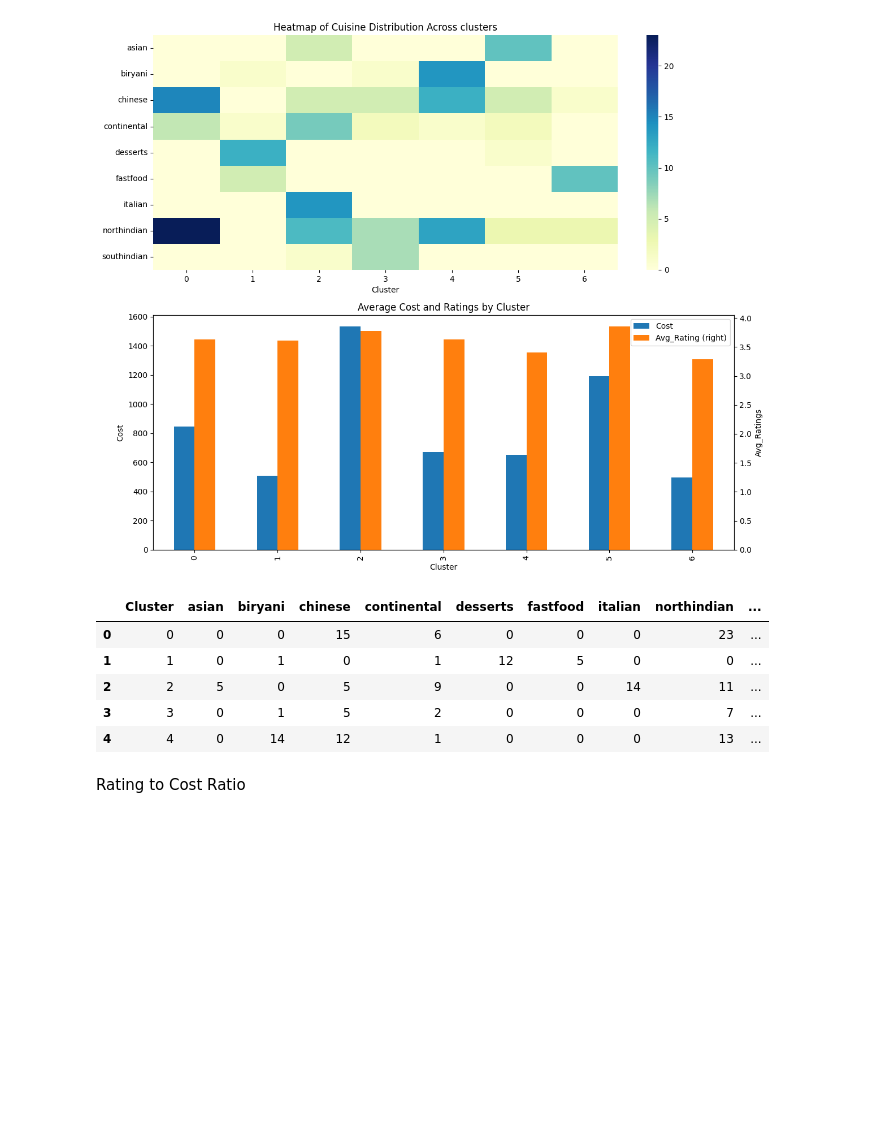
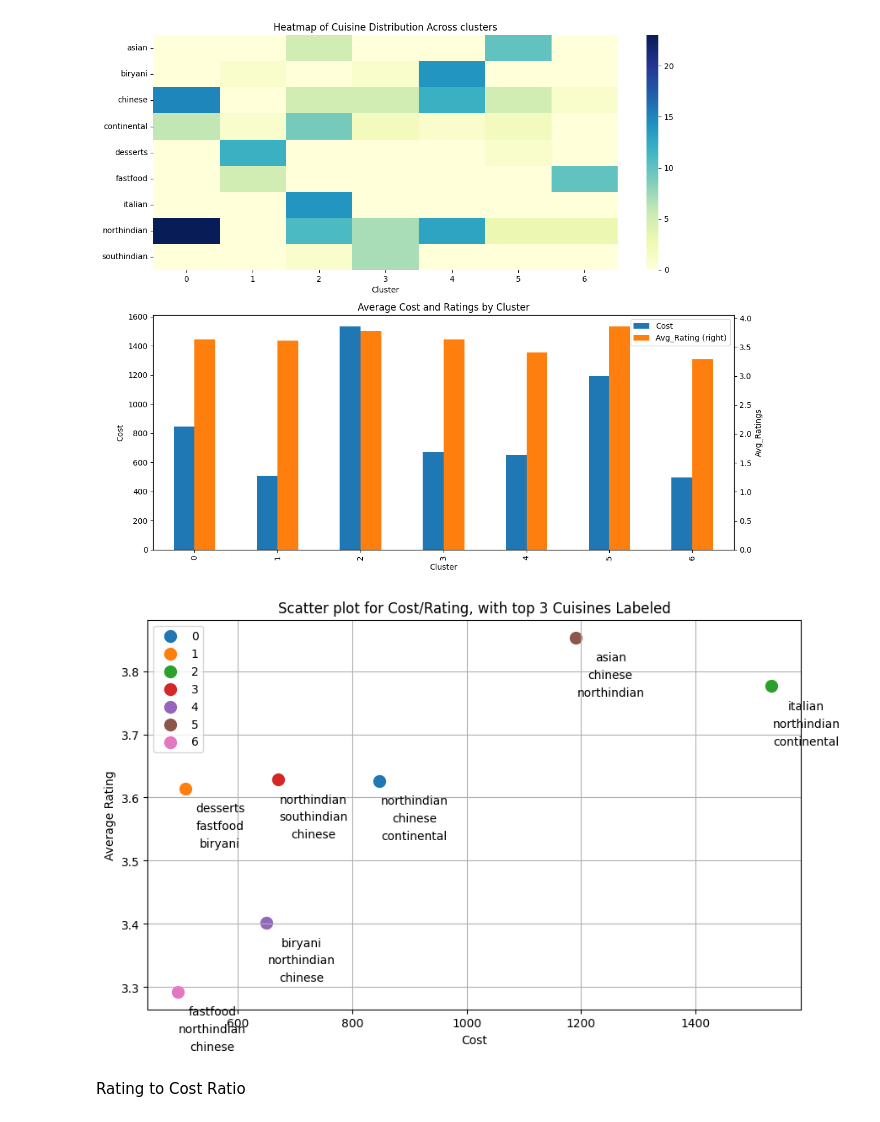
Before and after one commit to Nitin-Flavier13/Zomato_Insights, a Jupyter notebook: notebooks/Clustering_Analysis.ipynb, the cells around one changed output. Cells and saved outputs as stored; diff of their text form; code cells hidden in the pictures; blank space fills up the shorter version.

Commit message:
finished cluster analysis added Conclusion

```diff
--- a/notebooks/Clustering_Analysis.ipynb
+++ b/notebooks/Clustering_Analysis.ipynb
@@ -187,16 +187,28 @@ plt.tight_layout()
 plt.show()
 # %% [output]
 [figure]
-# %%
-df = results_df_grouped.reset_index()
-df.head()
-# %% [output]
-|  | Cluster | asian | biryani | chinese | continental | desserts | fastfood | italian | northindian | ... |
-| 0 | 0 | 0 | 0 | 15 | 6 | 0 | 0 | 0 | 23 | ... |
-| 1 | 1 | 0 | 1 | 0 | 1 | 12 | 5 | 0 | 0 | ... |
-| 2 | 2 | 5 | 0 | 5 | 9 | 0 | 0 | 14 | 11 | ... |
-| 3 | 3 | 0 | 1 | 5 | 2 | 0 | 0 | 0 | 7 | ... |
-| 4 | 4 | 0 | 14 | 12 | 1 | 0 | 0 | 0 | 13 | ... |
+# %%
+df = results_df_grouped.reset_index()
+
+plt.figure(figsize=(10,6))
+
+for i, row in df.iterrows():
+    plt.scatter(row['Cost'],row['Avg_Rating'], s=100, label=f"{int(row['Cluster'])}")
+    top_cuisines = row.drop(['Cluster','Cost','Avg_Rating']).nlargest(3)
+    index = 0
+    for cuisine, value in top_cuisines.items():
+        if value > 0:
+            plt.annotate(cuisine,(row['Cost'],row['Avg_Rating']), textcoords="offset points", xytext=(30,-20-index*15),ha='center')
+            index += 1
+
+plt.xlabel('Cost')
+plt.ylabel('Average Rating')
+plt.title('Scatter plot for Cost/Rating, with top 3 Cuisines Labeled')
+plt.legend()
+plt.grid(True)
+plt.show()
+# %% [output]
+[figure, added]
 # %% [markdown]
 Rating to Cost Ratio
 # %%
```
Also changed, not shown: parts of 1 cell of this notebook.
